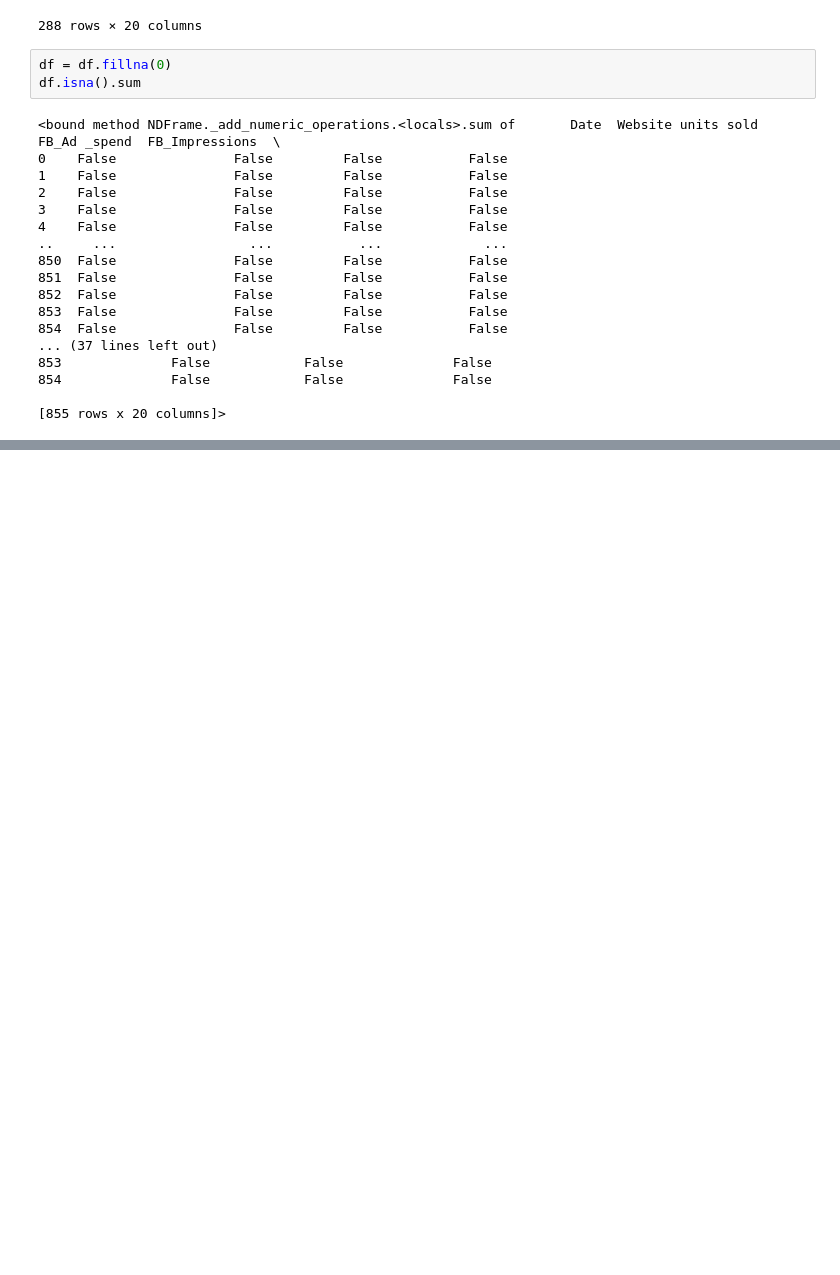
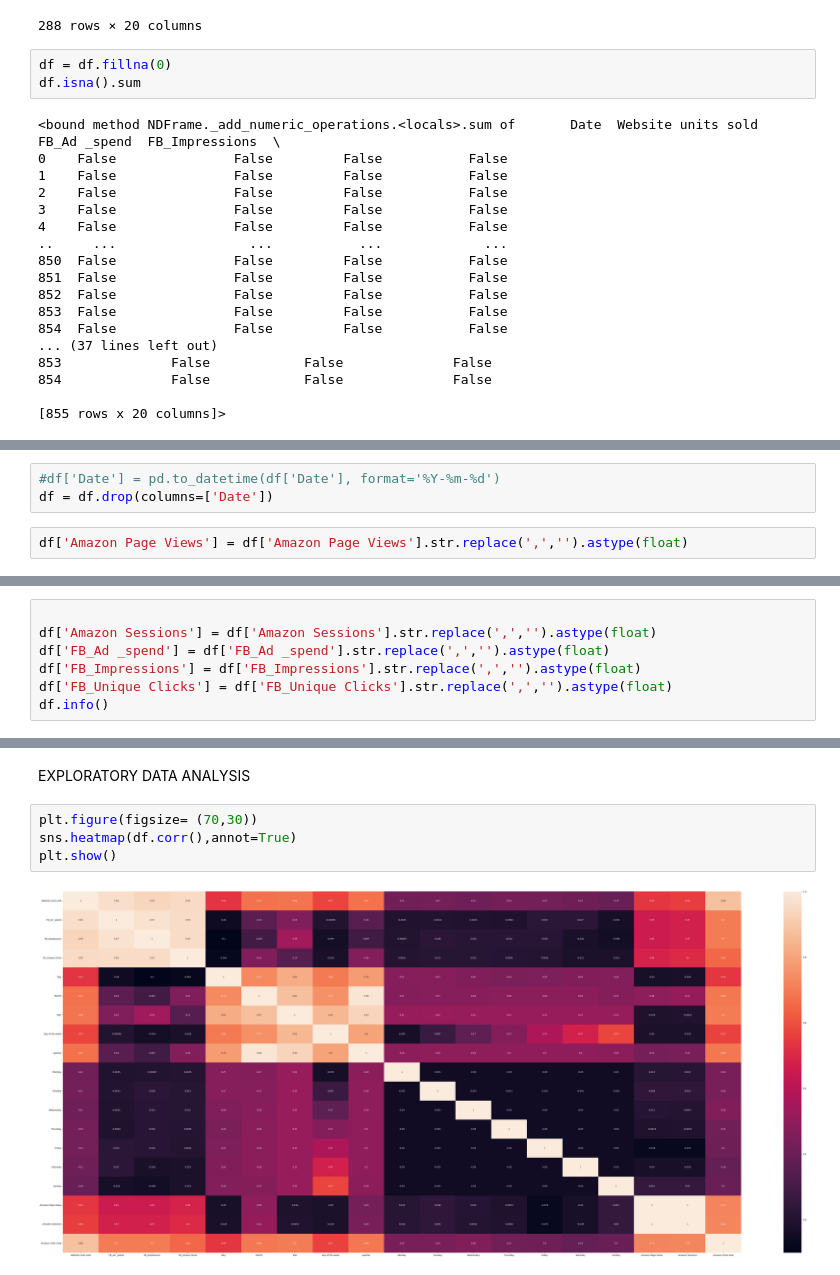
Before and after one commit to pranaygoyal-02/mlr_upwork, a Jupyter notebook: Regress_1.ipynb, the cells around one changed output, grey strips where cells are left out. Drawn from its saved outputs; the diff is of its cells as text; blank space fills up the shorter version.

```diff
--- a/Regress_1.ipynb
+++ b/Regress_1.ipynb
@@ -81,0 +104,5 @@ The data looks clean.
+# %%
+#df['Date'] = pd.to_datetime(df['Date'], format='%Y-%m-%d')
+df = df.drop(columns=['Date'])
+# %%
+df['Amazon Page Views'] = df['Amazon Page Views'].str.replace(',','').astype(float)
@@ -81,0 +129,7 @@ The data looks clean.
+# %%
+
+df['Amazon Sessions'] = df['Amazon Sessions'].str.replace(',','').astype(float)
+df['FB_Ad _spend'] = df['FB_Ad _spend'].str.replace(',','').astype(float)
+df['FB_Impressions'] = df['FB_Impressions'].str.replace(',','').astype(float)
+df['FB_Unique Clicks'] = df['FB_Unique Clicks'].str.replace(',','').astype(float)
+df.info()
@@ -81,0 +154,8 @@ The data looks clean.
+# %% [markdown]
+EXPLORATORY DATA ANALYSIS
+# %%
+plt.figure(figsize= (70,30))
+sns.heatmap(df.corr(),annot=True)
+plt.show()
+# %% [output]
+[figure, added]
```
Also changed, not shown: parts of 9 cells of this notebook.
